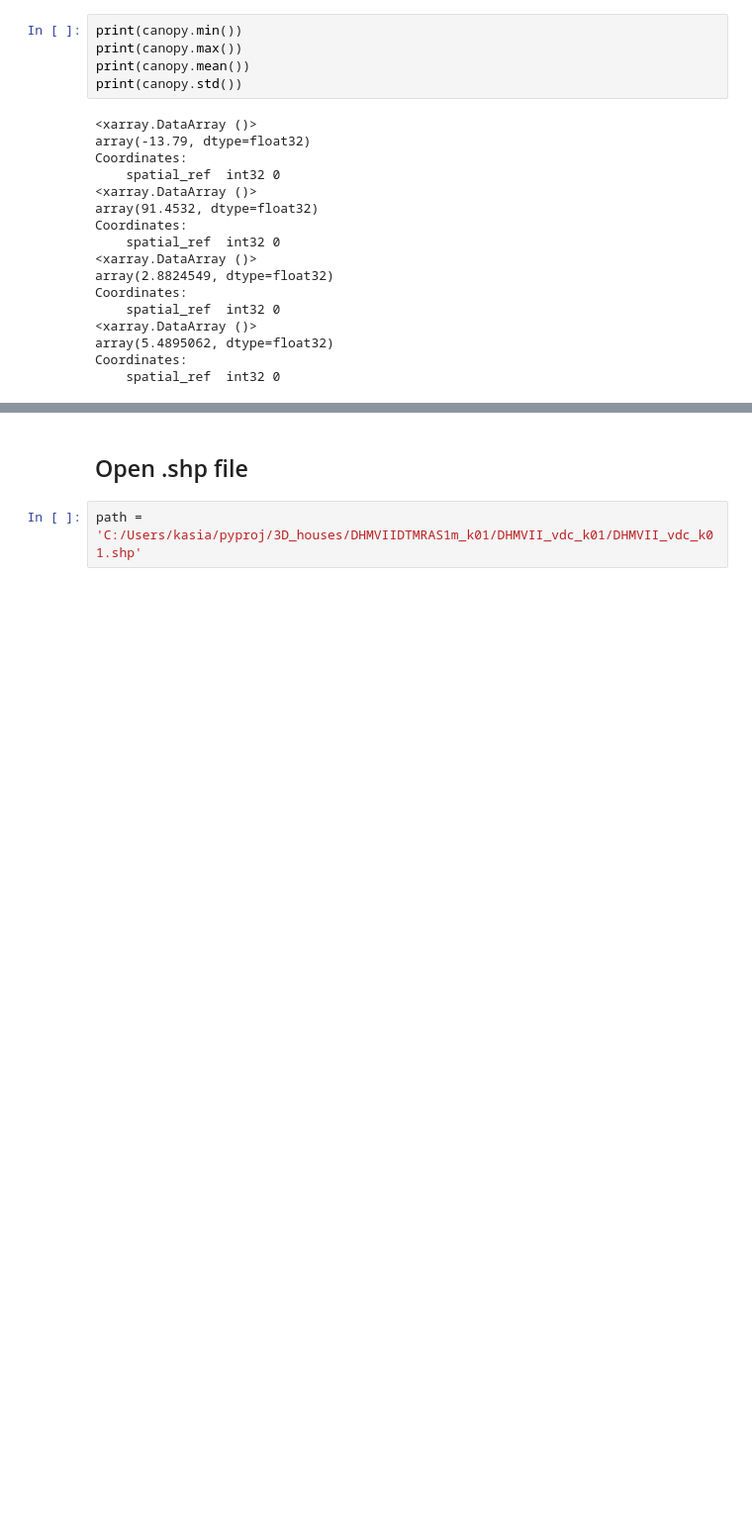
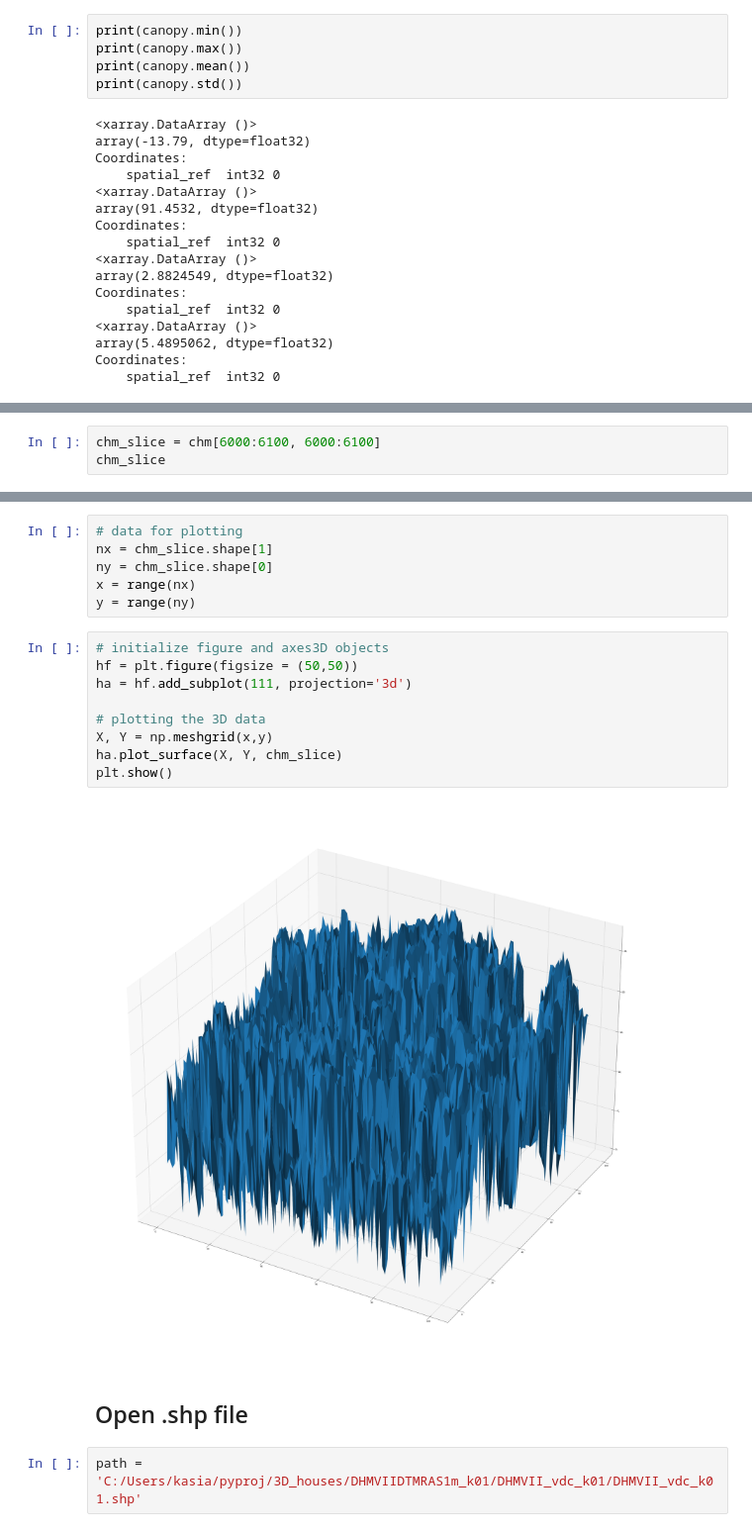
Before and after one commit to kpranke/3D_houses, a Jupyter notebook: 3D Houses.ipynb, the cells around one changed output, grey strips where cells are left out. Shown at 99% size. Saved outputs shown, nothing was run; the diff lists cells and outputs as text; blank space fills up the shorter version.

```diff
--- a/3D Houses.ipynb
+++ b/3D Houses.ipynb
@@ -331,0 +424,3 @@ Coordinates:
+# %%
+chm_slice = chm[6000:6100, 6000:6100]
+chm_slice
@@ -332,3 +441,20 @@ Coordinates:
+# %%
+# data for plotting
+nx = chm_slice.shape[1]
+ny = chm_slice.shape[0]
+x = range(nx)
+y = range(ny)
+# %%
+# initialize figure and axes3D objects
+hf = plt.figure(figsize = (50,50))
+ha = hf.add_subplot(111, projection='3d')
+
+# plotting the 3D data
+X, Y = np.meshgrid(x,y)
+ha.plot_surface(X, Y, chm_slice)
+plt.show()
+# %% [output]
+[figure, added]
 # %% [markdown]
 ## Open .shp file
 # %%
```
Also changed, not shown: parts of 41 cells of this notebook.
